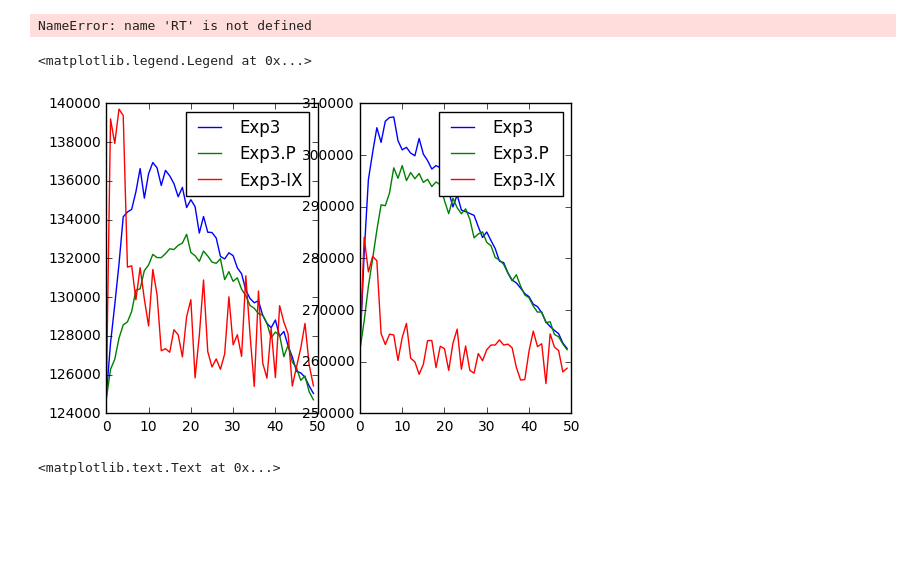
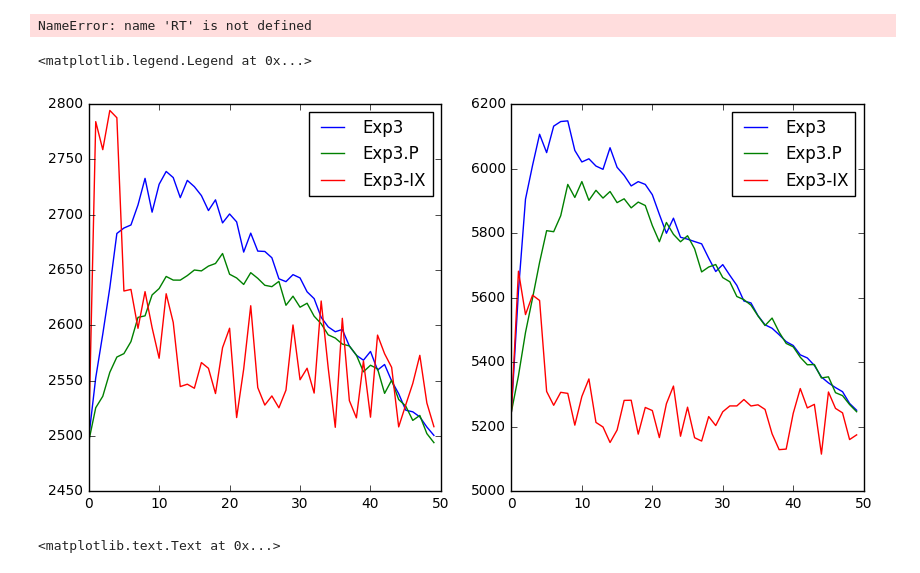
Before and after one commit to NicolasSchreuder/AdversarialBandit, a Jupyter notebook: Experiments.ipynb, the cells around one changed output. Drawn from its saved outputs; the diff is of its cells as text; code cells hidden in the pictures; blank space fills up the shorter version.

```diff
--- a/Experiments.ipynb
+++ b/Experiments.ipynb
@@ -258 +515,18 @@ UCB_cumsum = np.cumsum(rew_UCB)
+# %%
+rew = exp3_Bianchi(MAB, T, eta=etas)
+rew_P = exp3P_Bianchi(MAB, T, beta=beta, gamma=gamma, eta=eta)
+rew_IX, _ = exp3_IX(MAB, T, eta=eta, gamma=0.5)
+rew_UCB, _ = UCB1(MAB, T, rho=0.7)
+rew_random = Random(MAB, T)
+# %%
+#set up the parameters
+
+K = len(MAB)
+eta = np.sqrt(2 * np.log(K) / T * K)
+etas_exp3 = [eta for _ in range(T)]
+
+delta = 0.05
+eta = 0.95 * np.sqrt(np.log(K) / (T * K))
+gamma = 1.05 * np.sqrt(np.log(K) * K / T)
+beta = np.sqrt(np.log(K / delta) /  (T * K))
 # %%
@@ -318,7 +567,8 @@ arm 10 are changing over time: for rounds $t \leq \frac{T}{2}$, the mean is $0.5
 
 $\beta = \frac{\gamma}{K} = \frac{\eta}{20}$ ou $\beta = \eta$ ???
 # %%
-T = 10000
+T = 1e6
+K = 10
 delta = 0.1
 MAB_IX = [bernoulliArm(0.5) for i in range(8)]
 MAB_IX.append(bernoulliArm(0.5 + delta))
@@ -329,12 +584,12 @@ R_T2 = []
 
 T = 10000
 T2 = 5000
-for eta in np.linspace(10e-8, 1, 50):
-    print(eta)
+for multiplier in np.linspace(1e-2, 1e2, 50):
+    print(multiplier)
     R_T2_mean = np.zeros(3)
     R_T_mean = np.zeros(3)
-    for i in range(50):
-        rew, _ = exp3(MAB_IX, T, eta)
+    for i in range(5):
+        rew, _ = exp3_Bianchi(MAB_IX, T, eta=)
 
         rew_P, weights = exp3(MAB_IX, T, Exp3P=True, gamma=eta)
         rew_IX, _ = exp3_IX(MAB_IX, T, eta, eta/2)
@@ -380,21 +635,23 @@ NameError: name 'RT' is not defined
 # %%
 RT2 = np.array(R_T2)
 RT = np.array(R_T)
-plt.
+RT /= 50
+RT2 /= 50
+plt.subplots(figsize = (10, 5))
 plt.subplot(1, 2, 1)
 plt.plot(RT2[:, 0], label="Exp3")
 plt.plot(RT2[:, 1], label="Exp3.P")
 plt.plot(RT2[:, 2], label="Exp3-IX")
 plt.legend()
 
 plt.subplot(1, 2, 2)
 plt.plot(RT[:, 0], label="Exp3")
 plt.plot(RT[:, 1], label="Exp3.P")
 plt.plot(RT[:, 2], label="Exp3-IX")
 plt.legend()
 # %% [output]
 <matplotlib.legend.Legend at 0x...>
-[figure, old version]
+[figure, new version]
 # %%
 
 plt.plot(exp3_cumsum)
```
Also changed, not shown: parts of 28 cells of this notebook.
